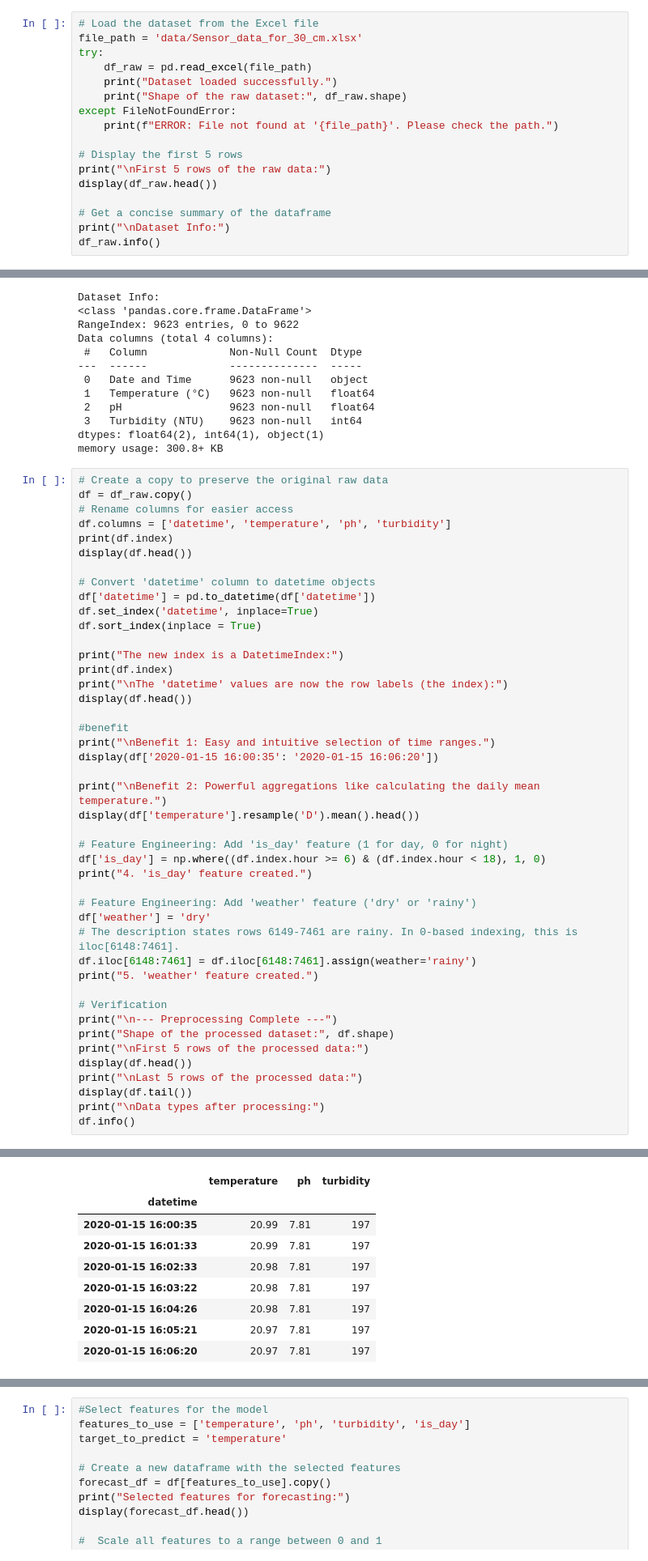
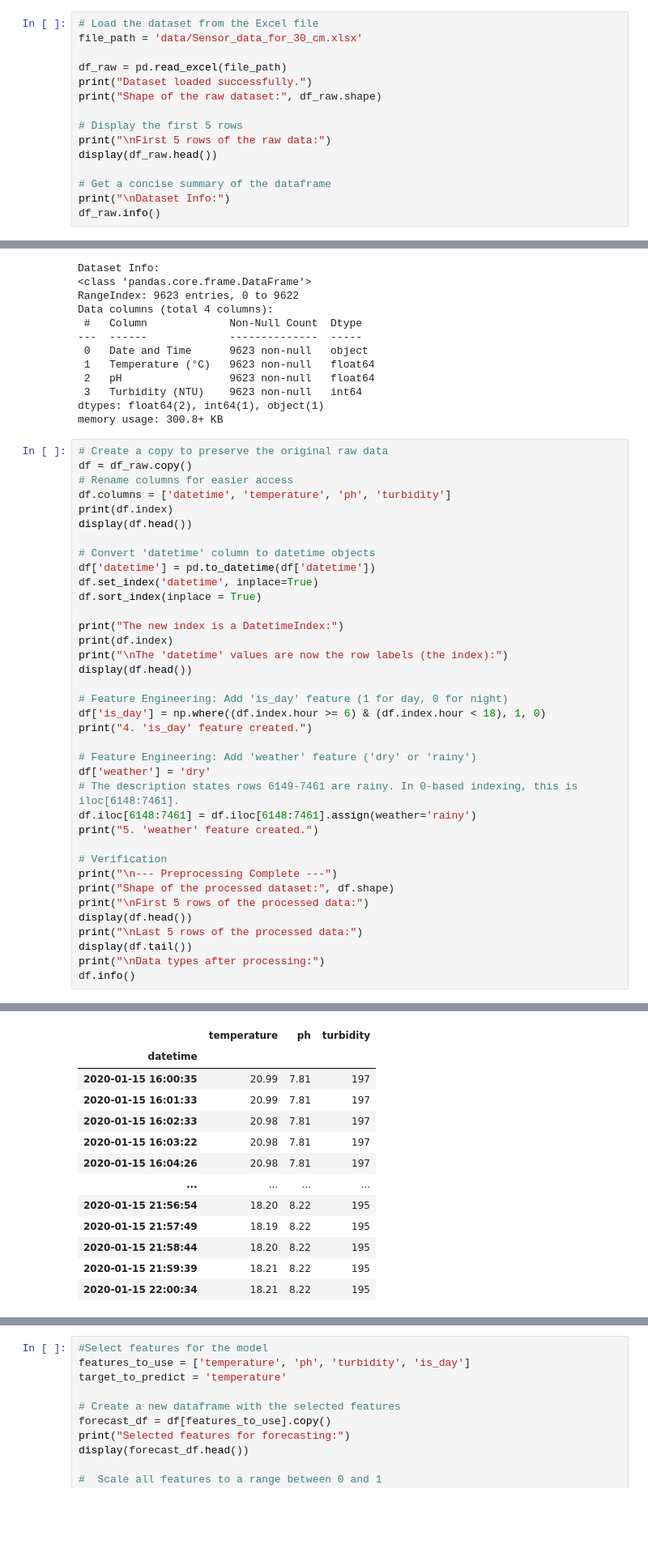
Before and after one commit to SNN0/CostBioaquaWS, a Jupyter notebook: session2_DL.ipynb, the cells around one changed output, grey strips where cells are left out. Shown at 81% size. Saved outputs shown, nothing was run; the diff lists cells and outputs as text; blank space fills up the shorter version.

```diff
--- a/session2_DL.ipynb
+++ b/session2_DL.ipynb
@@ -31,12 +31,10 @@ TensorFlow Version: 2.20.0
 # %%
 # Load the dataset from the Excel file
 file_path = 'data/Sensor_data_for_30_cm.xlsx'
-try:
-    df_raw = pd.read_excel(file_path)
-    print("Dataset loaded successfully.")
-    print("Shape of the raw dataset:", df_raw.shape)
-except FileNotFoundError:
-    print(f"ERROR: File not found at '{file_path}'. Please check the path.")
+
+df_raw = pd.read_excel(file_path)
+print("Dataset loaded successfully.")
+print("Shape of the raw dataset:", df_raw.shape)
 
 # Display the first 5 rows
 print("\nFirst 5 rows of the raw data:")
@@ -85,13 +83,6 @@ print("The new index is a DatetimeIndex:")
 print(df.index)
 print("\nThe 'datetime' values are now the row labels (the index):")
 display(df.head())
-
-#benefit
-print("\nBenefit 1: Easy and intuitive selection of time ranges.")
-display(df['2020-01-15 16:00:35': '2020-01-15 16:06:20'])
-
-print("\nBenefit 2: Powerful aggregations like calculating the daily mean temperature.")
-display(df['temperature'].resample('D').mean().head())
 
 # Feature Engineering: Add 'is_day' feature (1 for day, 0 for night)
 df['is_day'] = np.where((df.index.hour >= 6) & (df.index.hour < 18), 1, 0)
@@ -146,9 +137,13 @@ Benefit 1: Easy and intuitive selection of time ranges.
 |  | temperature | ph | turbidity |
 | datetime |  |  |  |
 | 2020-01-15 16:00:35 | 20.99 | 7.81 | 197 |
 | 2020-01-15 16:01:33 | 20.99 | 7.81 | 197 |
 | 2020-01-15 16:02:33 | 20.98 | 7.81 | 197 |
 | 2020-01-15 16:03:22 | 20.98 | 7.81 | 197 |
 | 2020-01-15 16:04:26 | 20.98 | 7.81 | 197 |
-| 2020-01-15 16:05:21 | 20.97 | 7.81 | 197 |
-| 2020-01-15 16:06:20 | 20.97 | 7.81 | 197 |
+| ... | ... | ... | ... |
+| 2020-01-15 21:56:54 | 18.20 | 8.22 | 195 |
+| 2020-01-15 21:57:49 | 18.19 | 8.22 | 195 |
+| 2020-01-15 21:58:44 | 18.20 | 8.22 | 195 |
+| 2020-01-15 21:59:39 | 18.21 | 8.22 | 195 |
+| 2020-01-15 22:00:34 | 18.21 | 8.22 | 195 |
```
Also changed, not shown: parts of 1 cell of this notebook.
